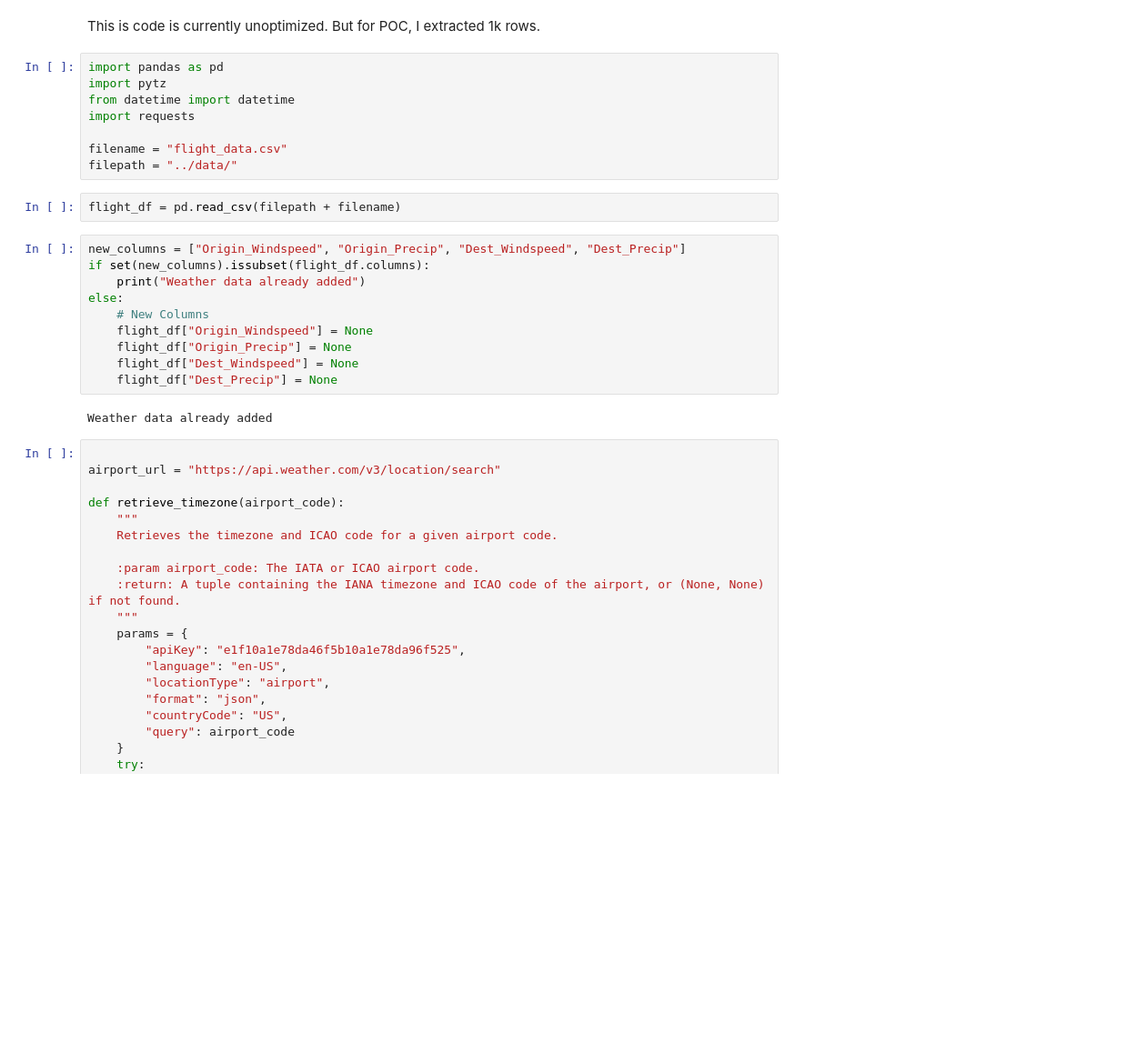
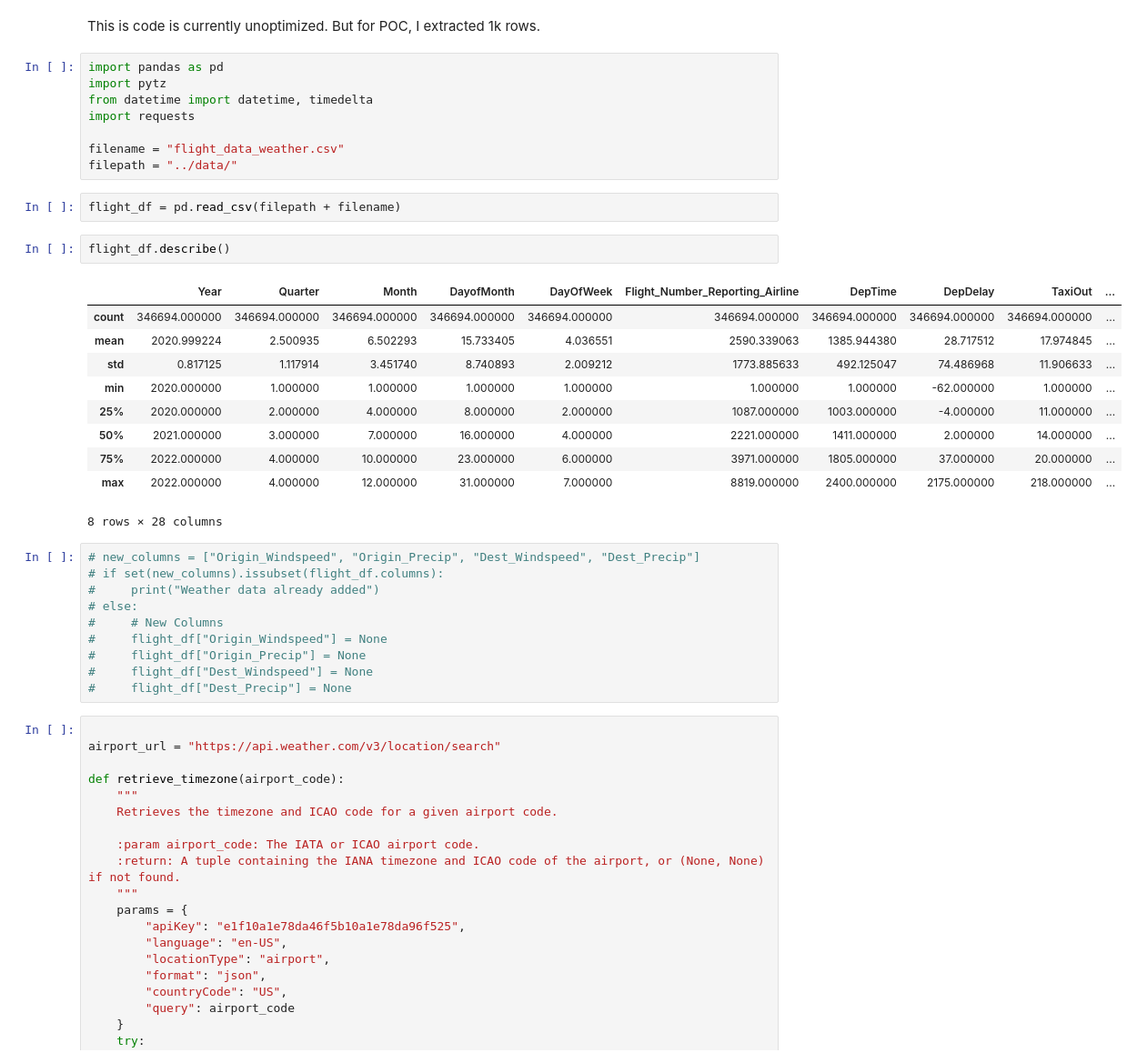
Before and after one commit to NedKost/MS-AAI-501-Team-Project, a Jupyter notebook: notebooks/data_preprocessing_weather.ipynb, the cells around one changed output. Shown: that part at 91% size. Drawn from its saved outputs; the diff is of its cells as text; blank space fills up the shorter version.

```diff
--- a/notebooks/data_preprocessing_weather.ipynb
+++ b/notebooks/data_preprocessing_weather.ipynb
@@ -11,25 +11,36 @@ This is code is currently unoptimized. But for POC, I extracted 1k rows.
 # %%
 import pandas as pd
 import pytz
-from datetime import datetime
+from datetime import datetime, timedelta
 import requests
 
-filename = "flight_data.csv"
+filename = "flight_data_weather.csv"
 filepath = "../data/"
 # %%
 flight_df = pd.read_csv(filepath + filename)
+# %%
+flight_df.describe()
+# %% [output]
+|  | Year | Quarter | Month | DayofMonth | DayOfWeek | Flight_Number_Reporting_Airline | DepTime | DepDelay | TaxiOut | ... |
+| count | 346694.000000 | 346694.000000 | 346694.000000 | 346694.000000 | 346694.000000 | 346694.000000 | 346694.000000 | 346694.000000 | 346694.000000 | ... |
+| mean | 2020.999224 | 2.500935 | 6.502293 | 15.733405 | 4.036551 | 2590.339063 | 1385.944380 | 28.717512 | 17.974845 | ... |
+| std | 0.817125 | 1.117914 | 3.451740 | 8.740893 | 2.009212 | 1773.885633 | 492.125047 | 74.486968 | 11.906633 | ... |
+| min | 2020.000000 | 1.000000 | 1.000000 | 1.000000 | 1.000000 | 1.000000 | 1.000000 | -62.000000 | 1.000000 | ... |
+| 25% | 2020.000000 | 2.000000 | 4.000000 | 8.000000 | 2.000000 | 1087.000000 | 1003.000000 | -4.000000 | 11.000000 | ... |
+| 50% | 2021.000000 | 3.000000 | 7.000000 | 16.000000 | 4.000000 | 2221.000000 | 1411.000000 | 2.000000 | 14.000000 | ... |
+| 75% | 2022.000000 | 4.000000 | 10.000000 | 23.000000 | 6.000000 | 3971.000000 | 1805.000000 | 37.000000 | 20.000000 | ... |
+| max | 2022.000000 | 4.000000 | 12.000000 | 31.000000 | 7.000000 | 8819.000000 | 2400.000000 | 2175.000000 | 218.000000 | ... |
+8 rows × 28 columns
 # %%
-new_columns = ["Origin_Windspeed", "Origin_Precip", "Dest_Windspeed", "Dest_Precip"]
-if set(new_columns).issubset(flight_df.columns):
-    print("Weather data already added")
-else:
-    # New Columns
-    flight_df["Origin_Windspeed"] = None
-    flight_df["Origin_Precip"] = None
-    flight_df["Dest_Windspeed"] = None
-    flight_df["Dest_Precip"] = None
+# new_columns = ["Origin_Windspeed", "Origin_Precip", "Dest_Windspeed", "Dest_Precip"]
+# if set(new_columns).issubset(flight_df.columns):
+#     print("Weather data already added")
+# else:
+#     # New Columns
+#     flight_df["Origin_Windspeed"] = None
+#     flight_df["Origin_Precip"] = None
+#     flight_df["Dest_Windspeed"] = None
+#     flight_df["Dest_Precip"] = None
-# %% [output]
-Weather data already added
 # %%
 
 airport_url = "https://api.weather.com/v3/location/search"
```
Also changed, not shown: parts of 11 cells of this notebook, 3 other files.
